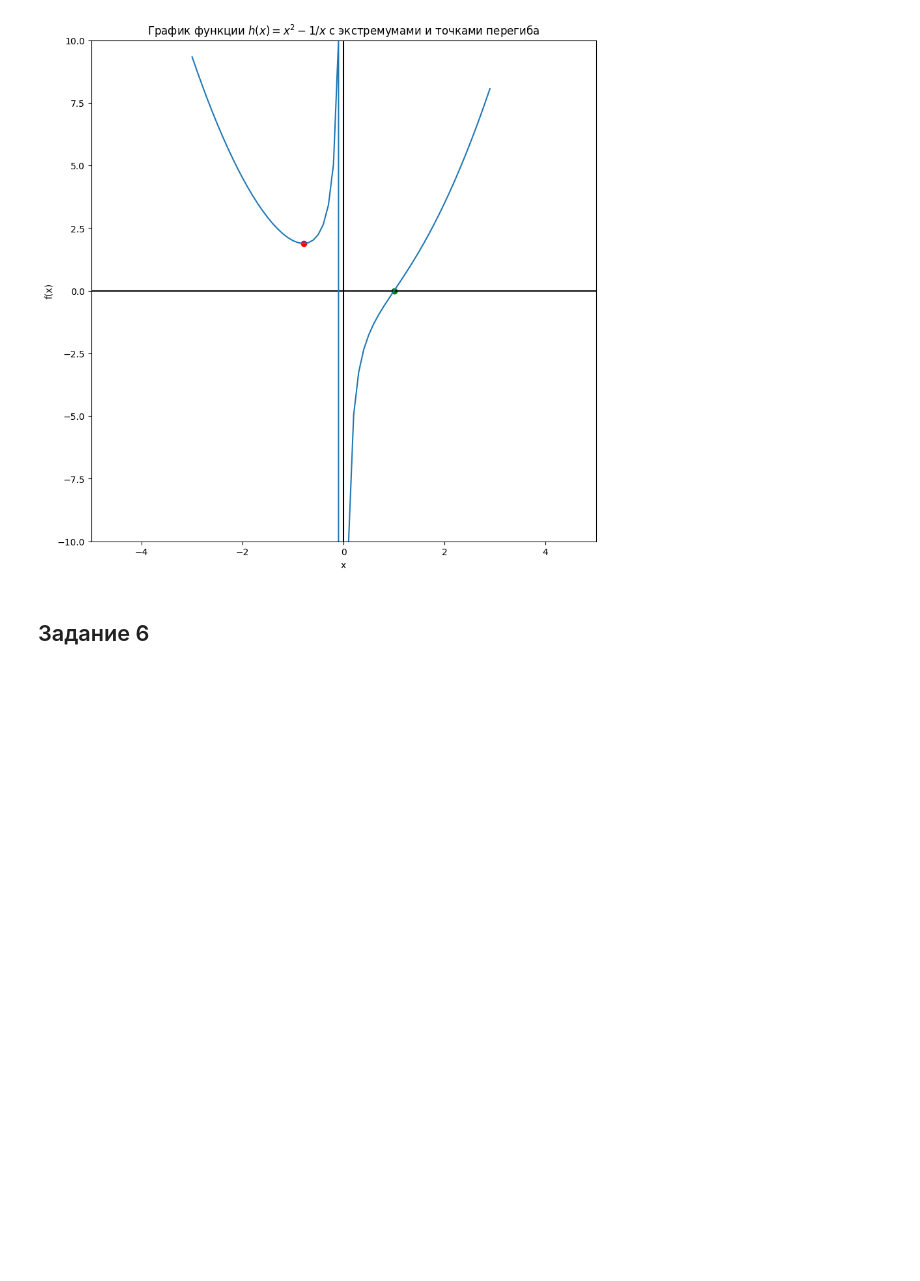
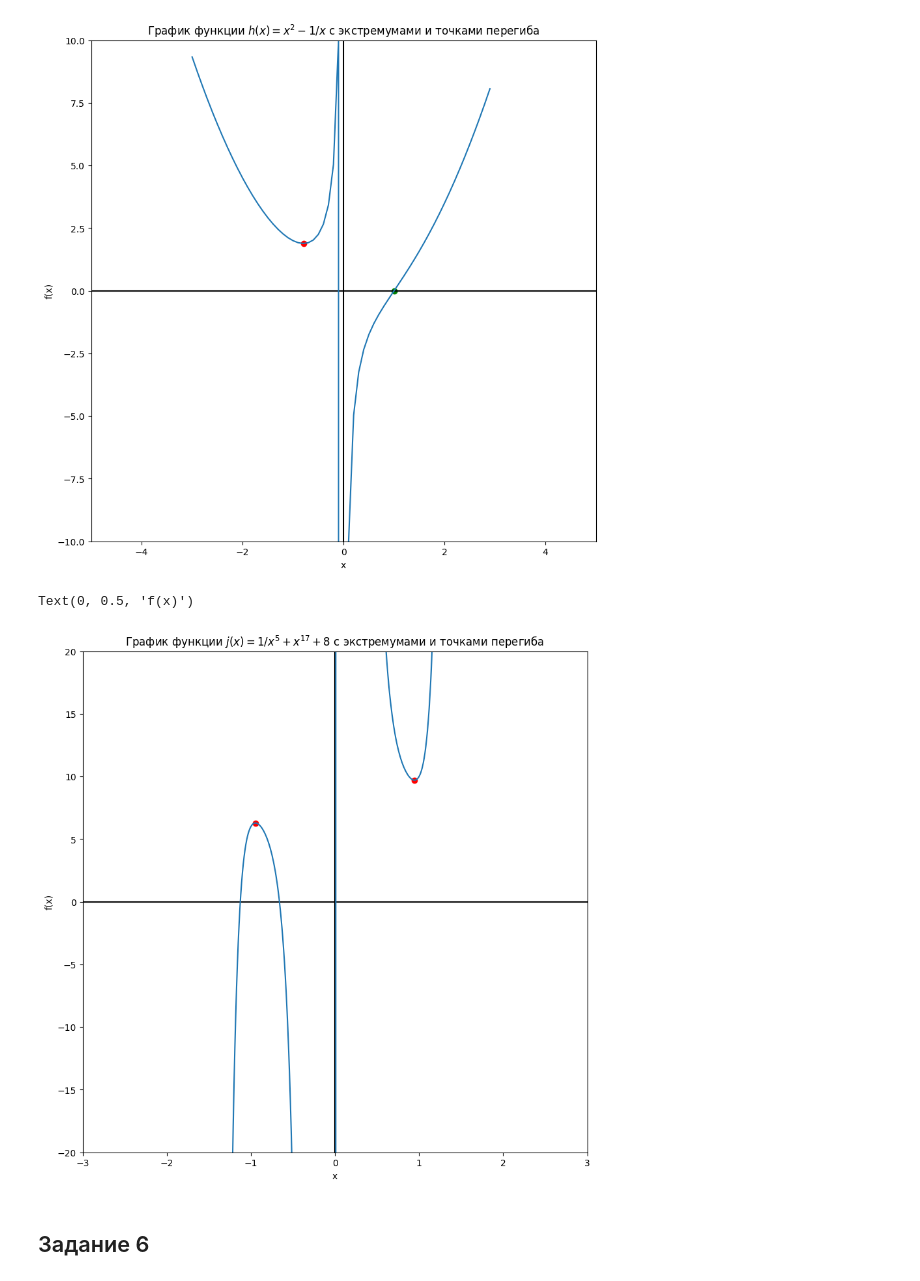
Before and after one commit to olegoid/MLDS_math_2022, a Jupyter notebook: Домашки/mlhs_math_practice_01.ipynb, the cells around one changed output. Cells and saved outputs as stored; diff of their text form; code cells hidden in the pictures; blank space fills up the shorter version.

```diff
--- a/Домашки/mlhs_math_practice_01.ipynb
+++ b/Домашки/mlhs_math_practice_01.ipynb
@@ -316,6 +316,28 @@ plt.ylabel('f(x)')
 # %% [output]
 Text(0, 0.5, 'f(x)')
 [figure]
+# %%
+x_values = [x for x in np.arange(-3, 3, 0.01)]
+f_values = [f4(x) for x in x_values]
+
+plt.figure(figsize=(10,10))
+plt.axvline(x=0, c = 'black')
+plt.axhline(y=0, c = 'black')
+
+plt.xlim([-3, 3])
+plt.ylim([-20, 20])
+
+plt.scatter([-0.94589, 0.94589],[f4(-0.94589), f4(0.94589)],color=['red'])
+
+plt.plot(x_values, f_values)
+
+plt.title('График функции $j(x) = 1/x^5 + x^{17} + 8$ c экстремумами и точками перегиба')
+
+plt.xlabel('x')
+plt.ylabel('f(x)')
+# %% [output]
+Text(0, 0.5, 'f(x)')
+[figure, added]
 # %% [markdown]
 ## Задание 6
 # %% [markdown]
```
